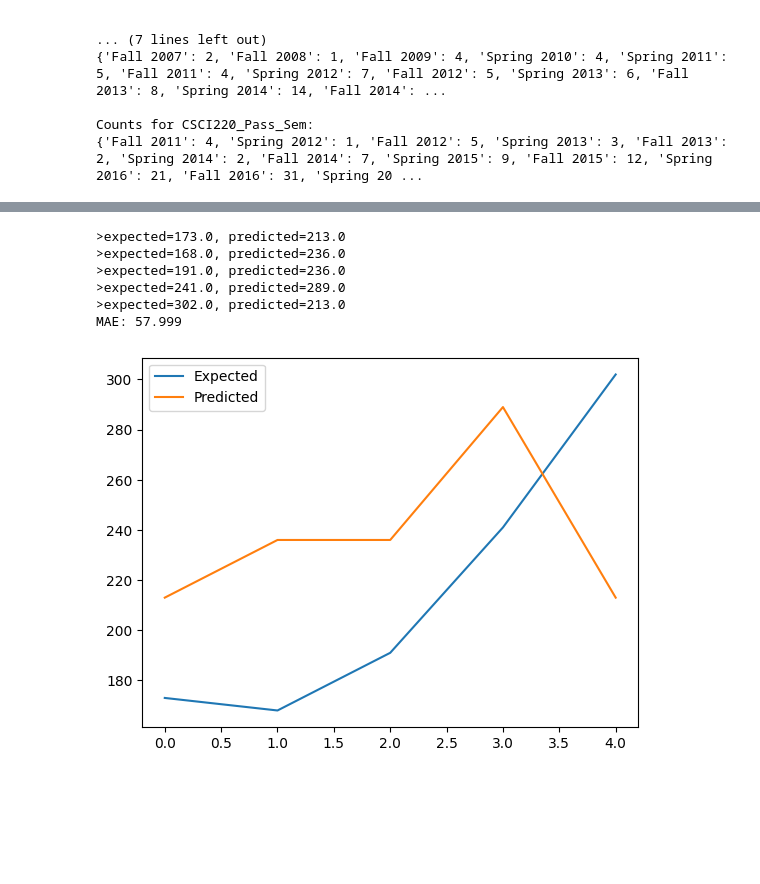
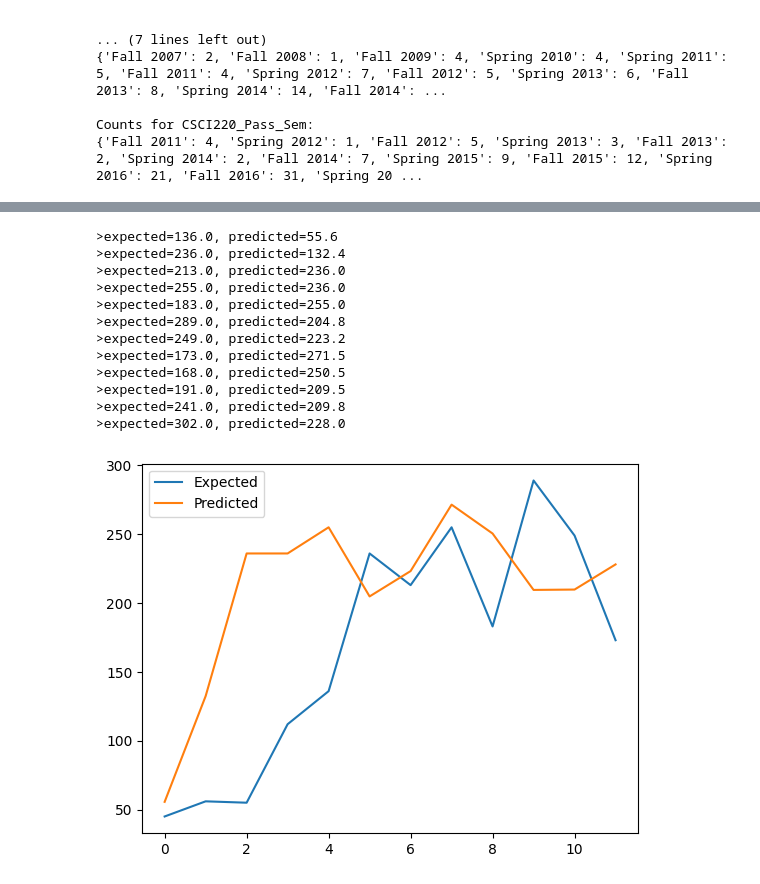
Before and after one commit to MehmetOzaslan/Network-Science-Project, a Jupyter notebook: stat_learning_techniques.ipynb, the cells around one changed output, grey strips where cells are left out. Cells and saved outputs as stored; diff of their text form; code cells hidden in the pictures; blank space fills up the shorter version.

```diff
--- a/stat_learning_techniques.ipynb
+++ b/stat_learning_techniques.ipynb
@@ -207,0 +197,15 @@ Now we can try to actually make a prediction.
+# %%
+# instead of dictionary with dicts as values, lists as values
+all_course_lists = {}
+for course, column_count in column_counts.items():
+    value = (list(column_count.values()))
+    # value = series_to_supervised(value, n_in = 5) # n_in = 5 will make each input to the next step a seq of 5 prev semesters
+    all_course_lists.update({course: value})
+
+# instead of dictionary with lists as values, use time series arrays
+all_course_data = {}
+for course, column_count in all_course_lists.items():
+    value = series_to_supervised(column_count, n_in = 5) # n_in = 5 will make each input to the next step a seq of 5 prev semesters
+    all_course_data.update({course: value})
+
+print(all_course_data)
@@ -208,18 +230,23 @@ Now we can try to actually make a prediction.
 # %%
-csci200_data = series_to_supervised(csci200)
-mae, y, yhat = walk_forward_validation(csci200_data, 5) #
-# plot expected vs preducted
+mae, y, yhat = walk_forward_validation(all_course_data.get("CSCI200_Pass_C_Sem"), 12)
+# plot expected vs predicted
 plt.plot(y, label='Expected')
 plt.plot(yhat, label='Predicted')
 plt.legend()
 plt.show()
 # %% [output]
->expected=173.0, predicted=213.0
->expected=168.0, predicted=236.0
->expected=191.0, predicted=236.0
->expected=241.0, predicted=289.0
->expected=302.0, predicted=213.0
-MAE: 57.999
+>expected=136.0, predicted=55.6
+>expected=236.0, predicted=132.4
+>expected=213.0, predicted=236.0
+>expected=255.0, predicted=236.0
+>expected=183.0, predicted=255.0
+>expected=289.0, predicted=204.8
+>expected=249.0, predicted=223.2
+>expected=173.0, predicted=271.5
+>expected=168.0, predicted=250.5
+>expected=191.0, predicted=209.5
+>expected=241.0, predicted=209.8
+>expected=302.0, predicted=228.0
-[figure, old version]
+[figure, new version]
 # %%
 #  As of now I am unsure of how to actually use the walk-forward validation to construct the best model
```
Also changed, not shown: parts of 8 cells of this notebook.
